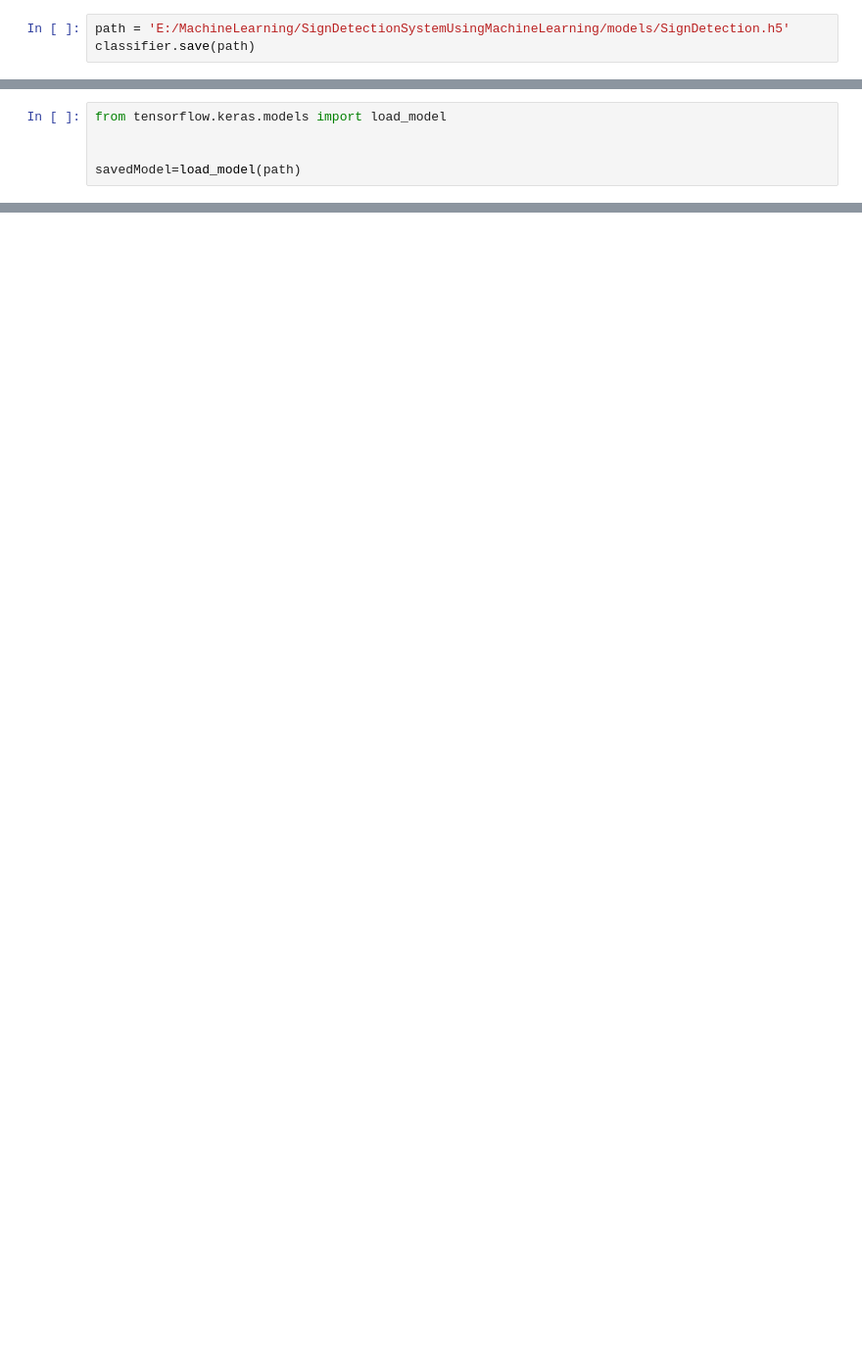
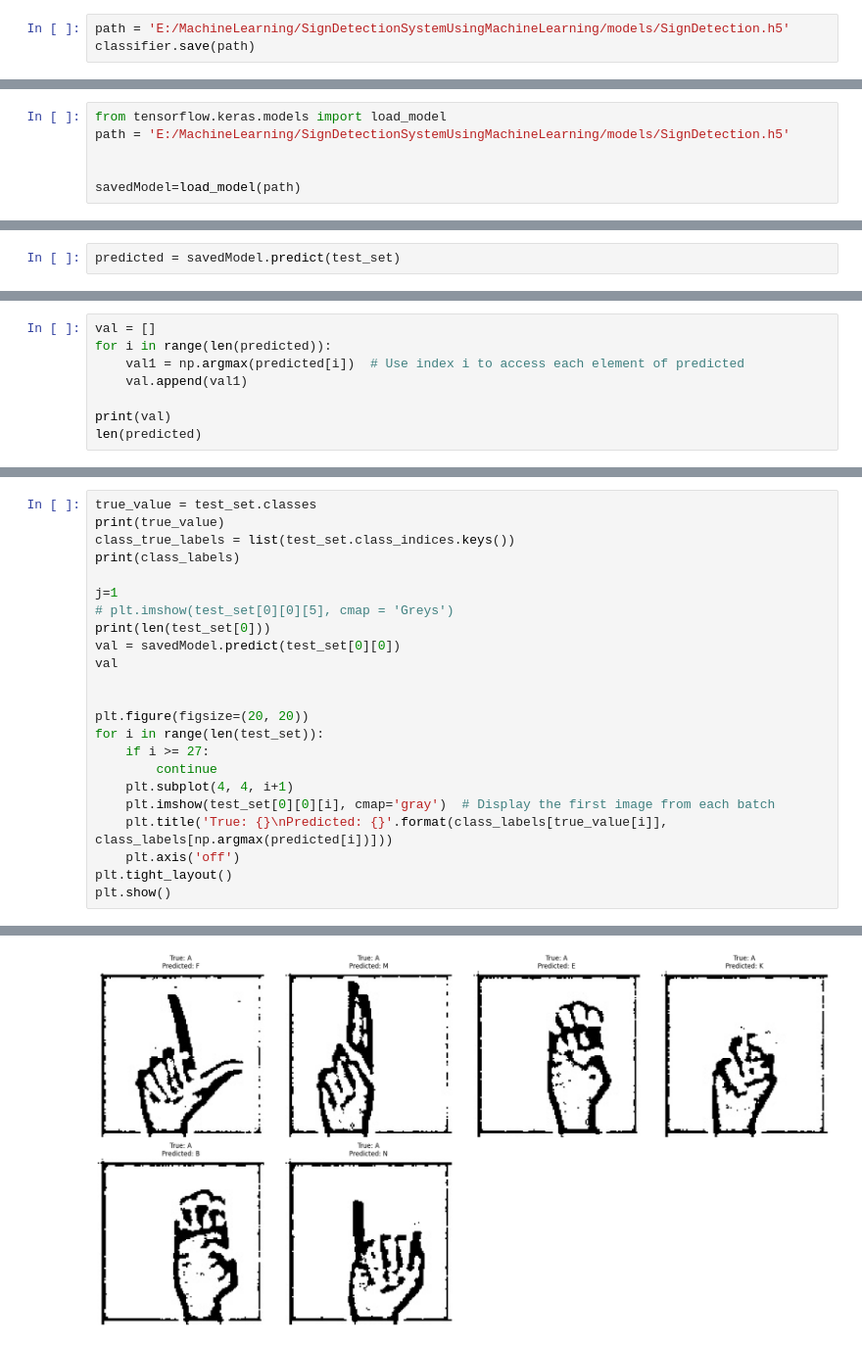
Before and after one commit to SairajRajput12/SignLanguageDetectionUsingMachineLearning, a Jupyter notebook: Friends for nothing.ipynb, the cells around one changed output, grey strips where cells are left out. Shown: that part at 98% size. Saved outputs shown, nothing was run; the diff lists cells and outputs as text; blank space fills up the shorter version.

Commit message:
need to enhance this model

```diff
--- a/Friends for nothing.ipynb
+++ b/Friends for nothing.ipynb
@@ -119,5 +160,6 @@ classifier.save(path)
 # %%
 from tensorflow.keras.models import load_model
+path = 'E:/MachineLearning/SignDetectionSystemUsingMachineLearning/models/SignDetection.h5'
 
 
 savedModel=load_model(path)
@@ -148,0 +193,2 @@ savedModel.evaluate(test_set)
+# %%
+predicted = savedModel.predict(test_set)
@@ -148,0 +274,8 @@ savedModel.evaluate(test_set)
+# %%
+val = []
+for i in range(len(predicted)):
+    val1 = np.argmax(predicted[i])  # Use index i to access each element of predicted
+    val.append(val1)
+
+print(val)
+len(predicted)
@@ -148,0 +289,24 @@ savedModel.evaluate(test_set)
+# %%
+true_value = test_set.classes
+print(true_value)
+class_true_labels = list(test_set.class_indices.keys())
+print(class_labels)
+
+j=1
+# plt.imshow(test_set[0][0][5], cmap = 'Greys')
+print(len(test_set[0]))
+val = savedModel.predict(test_set[0][0])
+val
+
+
+plt.figure(figsize=(20, 20))
+for i in range(len(test_set)):
+    if i >= 27:
+        continue
+    plt.subplot(4, 4, i+1)
+    plt.imshow(test_set[0][0][i], cmap='gray')  # Display the first image from each batch
+    plt.title('True: {}\nPredicted: {}'.format(class_labels[true_value[i]], class_labels[np.argmax(predicted[i])]))
+    plt.axis('off')
+plt.tight_layout()
+plt.show()
+# %% [output]
@@ -148,0 +323 @@ savedModel.evaluate(test_set)
+[figure, added]
```
Also changed, not shown: parts of 21 cells of this notebook, 1 other file.
